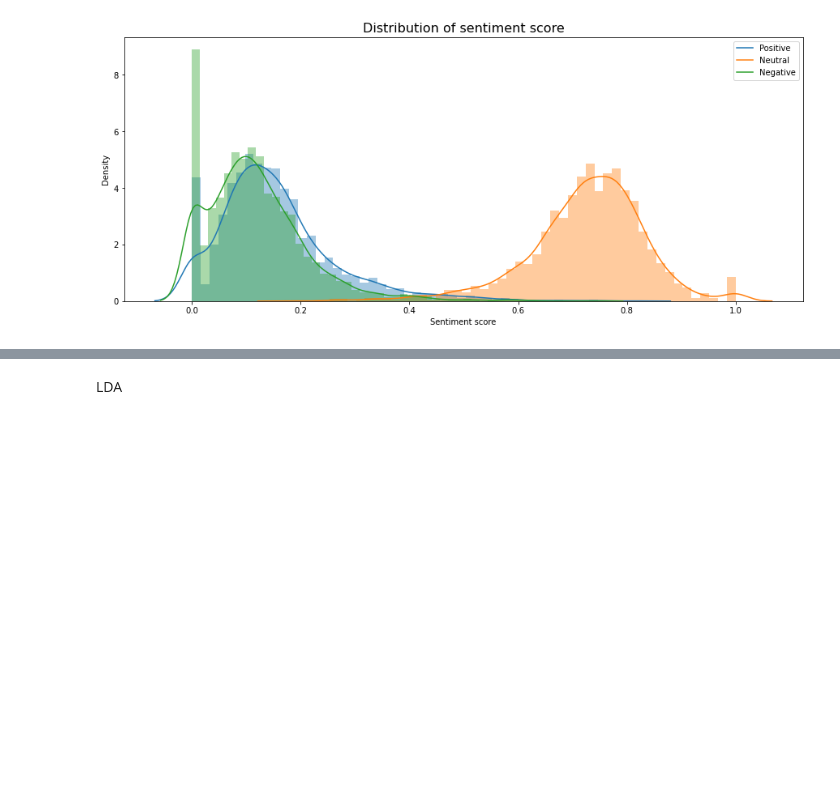
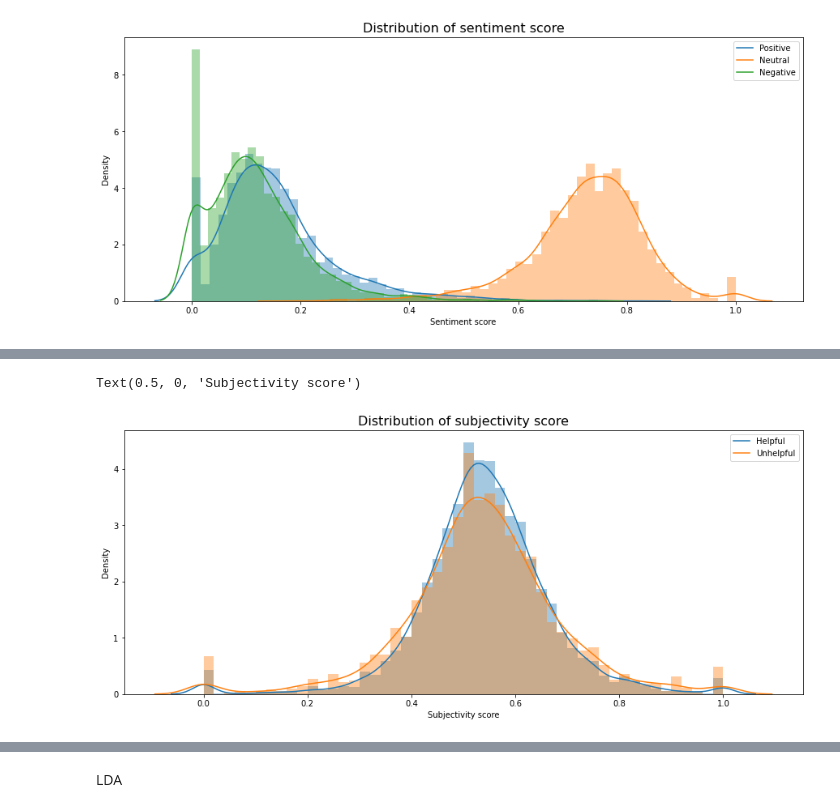
Before and after one commit to happysoymilk/movie-review-classifier, a Jupyter notebook: NLP_FCP.ipynb, the cells around one changed output, grey strips where cells are left out. Cells and saved outputs as stored; diff of their text form; code cells hidden in the pictures; blank space fills up the shorter version.

```diff
--- a/NLP_FCP.ipynb
+++ b/NLP_FCP.ipynb
@@ -207,0 +297,12 @@ Text(0.5, 0, 'Sentiment score')
+# %%
+# plot the distribution for subjectivity score based on helpfulness_cat
+fig, ax = plt.subplots(figsize=(15,6))
+ax.set_title("Distribution of subjectivity score", fontsize=16)
+sns.distplot(train['subjective_score'][train['helpfulness_cat'] == 1], bins=50, ax=ax)
+sns.distplot(train['subjective_score'][train['helpfulness_cat'] == 0], bins=50, ax=ax)
+# plot legend
+ax.legend(['Helpful', 'Unhelpful'])
+ax.set_xlabel("Subjectivity score")
+# %% [output]
+Text(0.5, 0, 'Subjectivity score')
+[figure, added]
```
Also changed, not shown: parts of 50 cells of this notebook, 2 other files.
